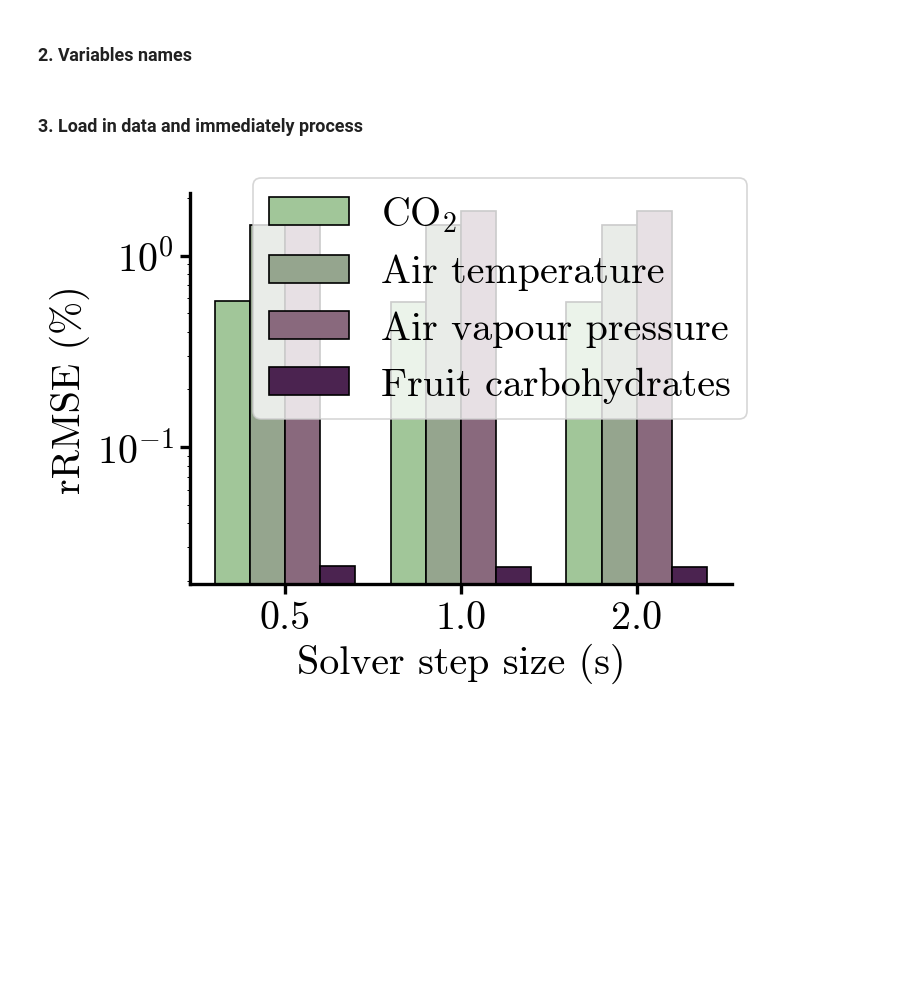
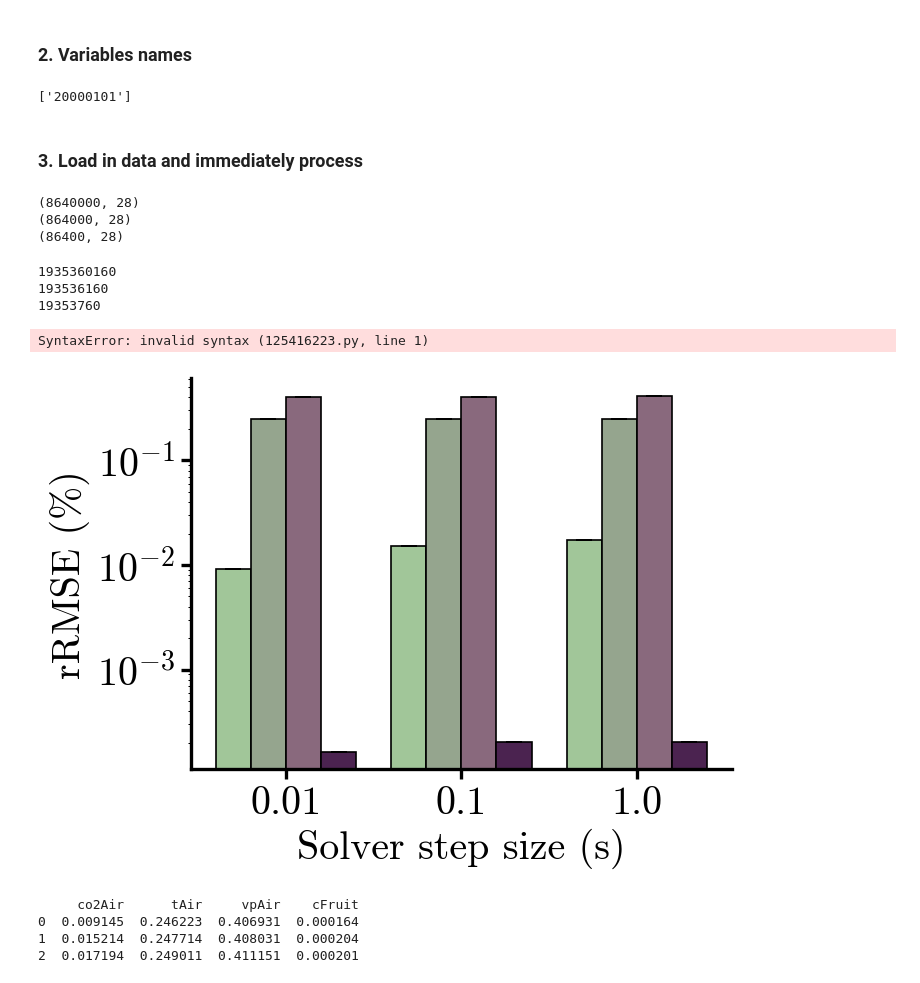
Before and after one commit to BartvLaatum/GreenLightGym, a Jupyter notebook: greenlight_gym/visualisations/pythonvsmatlab.ipynb, the cells around one changed output. Saved outputs shown, nothing was run; the diff lists cells and outputs as text; code cells hidden in the pictures; blank space fills up the shorter version.

```diff
--- a/greenlight_gym/visualisations/pythonvsmatlab.ipynb
+++ b/greenlight_gym/visualisations/pythonvsmatlab.ipynb
@@ -62,13 +62,13 @@ def RMSE(predictions, truth):
     '''
     return np.sqrt(sum((truth-predictions)**2)/truth.shape[0])
 
-def confidence_interval(data, confidence=0.95):
+def confidence_interval(data, confidence=1.96):
     '''
     Function to compute the confidence interval of the data.
     '''
     n = data.shape[0]
     m, se = np.mean(data, axis=0), np.std(data, axis=0)
-    h = se * 1.645 / np.sqrt(n)
+    h = se * confidence / np.sqrt(n)
     return h
 # %% [markdown]
 ### 2. Variables names
@@ -87,0 +88,11 @@ control_names = ["uBoil", "uCO2", "uThScr", "uVent", "uLamp", "uIntLamp", "uGroP
+# %%
+step_sizes = ["0.01s", "0.1s", "1.0s"]
+
+solver_type = "Ode15s"
+n_days = "1"
+var_type = "States"
+order = "4th"
+dates = [f"2000{str(month).zfill(2)}01" for month in range(1, 2)]
+dates
+# %% [output]
+['20000101']
@@ -102,3 +119,9 @@ for date in dates:
         python_states.append(py_variables[state_names])
     matlab_state_exp.append(matlab_states)
     python_states_exp.append(python_states)
+# %%
+for i in range(3): print(matlab_state_exp[0][i].shape)
+# %% [output]
+(8640000, 28)
+(864000, 28)
+(86400, 28)
@@ -105,3 +130,9 @@ for date in dates:
+# %%
+for i in range(3): print(sys.getsizeof(python_states_exp[0][i]))
+# %% [output]
+1935360160
+193536160
+19353760
 # %%
 rRMSEs_exp = []
 
@@ -115,6 +146,10 @@ for matlab_states, python_states in zip(matlab_state_exp[:], python_states_exp[:
         for j, col in enumerate(matlab_states[i].columns[:-1]):
             rRMSEs[i,j] += rRMSE(py_states[col].iloc[:], mat_states[col])
     rRMSEs_exp.append(rRMSEs)
+# %%
+rRMSEs_exp[]
+# %% [output]
+SyntaxError: invalid syntax (125416223.py, line 1)
 # %%
 rRMSEs_exp = np.array(rRMSEs_exp)
 mean_rRMSEs = rRMSEs_exp.mean(axis=0)
@@ -123,16 +158,20 @@ ci95 = confidence_interval(rRMSEs_exp)
 # %%
 columns_to_plot = ['co2Air', 'tAir', 'vpAir', 'cFruit']
 col_names = [r'$\mathregular{CO_2}$', 'Air temperature', 'Air vapour pressure', 'Fruit carbohydrates']
+
+step_sizes = ["0.01", "0.1", "1.0"]
+# step_sizes = ["0.5", "1.0", "2.0"]
+
 rrmses_df = pd.DataFrame(data=mean_rRMSEs, columns=state_names[:-1])
-rrmses_df['Step size'] = ["0.5", "1.0" , "2.0"]
+rrmses_df['Step size'] = step_sizes
 rrmses_df_subset = rrmses_df[columns_to_plot]
 
 rrmses_std_df = pd.DataFrame(data=std_rRMSEs, columns=state_names[:-1])
-rrmses_std_df['Step size'] = ["0.5", "1.0" , "2.0"]
+rrmses_std_df['Step size'] = step_sizes
 rrmses_std_df_subset = rrmses_std_df[columns_to_plot]
 
 rrmses_ci95_df = pd.DataFrame(data=ci95, columns=state_names[:-1])
-rrmses_ci95_df['Step size'] = ["0.5", "1.0" , "2.0"]
+rrmses_ci95_df['Step size'] = step_sizes
 rrmses_ci95_df_subset = rrmses_ci95_df[columns_to_plot]
 
 # Number of states (or columns) to plot
@@ -146,34 +185,44 @@ ax = fig.add_subplot()
 bar_width = 0.2
 
 # Positions of the bar groups on the x-axis
 indices = np.arange(len(rrmses_df_subset))
 colors = cm.tokyoS
 
 # Plot each state's data
 for i, state in enumerate(columns_to_plot):
     ax.bar(indices + i * bar_width, rrmses_df_subset[state], width=bar_width, label=state, color=colors(i+4), edgecolor='black', alpha=1)
 
 # IF YOU AIM TO PLOT ERROR BARS
-# for i, state in enumerate(columns_to_plot):
-#     ax.errorbar(indices + i * bar_width, rrmses_df_subset[state], yerr=rrmses_ci95_df_subset[state], capsize=5, linestyle='None', color='black', fmt='')
+for i, state in enumerate(columns_to_plot):
+    ax.errorbar(indices + i * bar_width, rrmses_df_subset[state], yerr=rrmses_ci95_df_subset[state], capsize=5, linestyle='None', color='black', fmt='')
 # ax.errorbar(index-bar_width, twb_df['CO2'], yerr=twb_errors_df["CO2"], capsize=5, linestyle='None', color='black', fmt='', )
 
 # Set the position of the x ticks
 ax.set_xticks(indices + bar_width * (num_states - 1) / 2)
 
 # Set the labels for the x ticks
 ax.set_xticklabels(rrmses_df['Step size'])
 
 ax.set_yscale('log')
 
 # Set labels and title
 ax.set_xlabel('Solver step size (s)')
 ax.set_ylabel('rRMSE (%)')
 
 # Adding the legend and showing the plot
-fig.legend(labels = col_names)
+# fig.legend(labels = col_names)
 fig.tight_layout()
 fig.savefig("rRMSE.svg")
 plt.show()
 # %% [output]
-[figure, old version]
+[figure, new version]
+# %%
+# for state in columns_to_plot:
+    # print(state)
+print(rrmses_df[columns_to_plot])
+    # print(rrmses_ci95_df[state])
+# %% [output]
+     co2Air      tAir     vpAir    cFruit
+0  0.009145  0.246223  0.406931  0.000164
+1  0.015214  0.247714  0.408031  0.000204
+2  0.017194  0.249011  0.411151  0.000201
```
Also changed, not shown: parts of 4 cells of this notebook, 39 other files.
